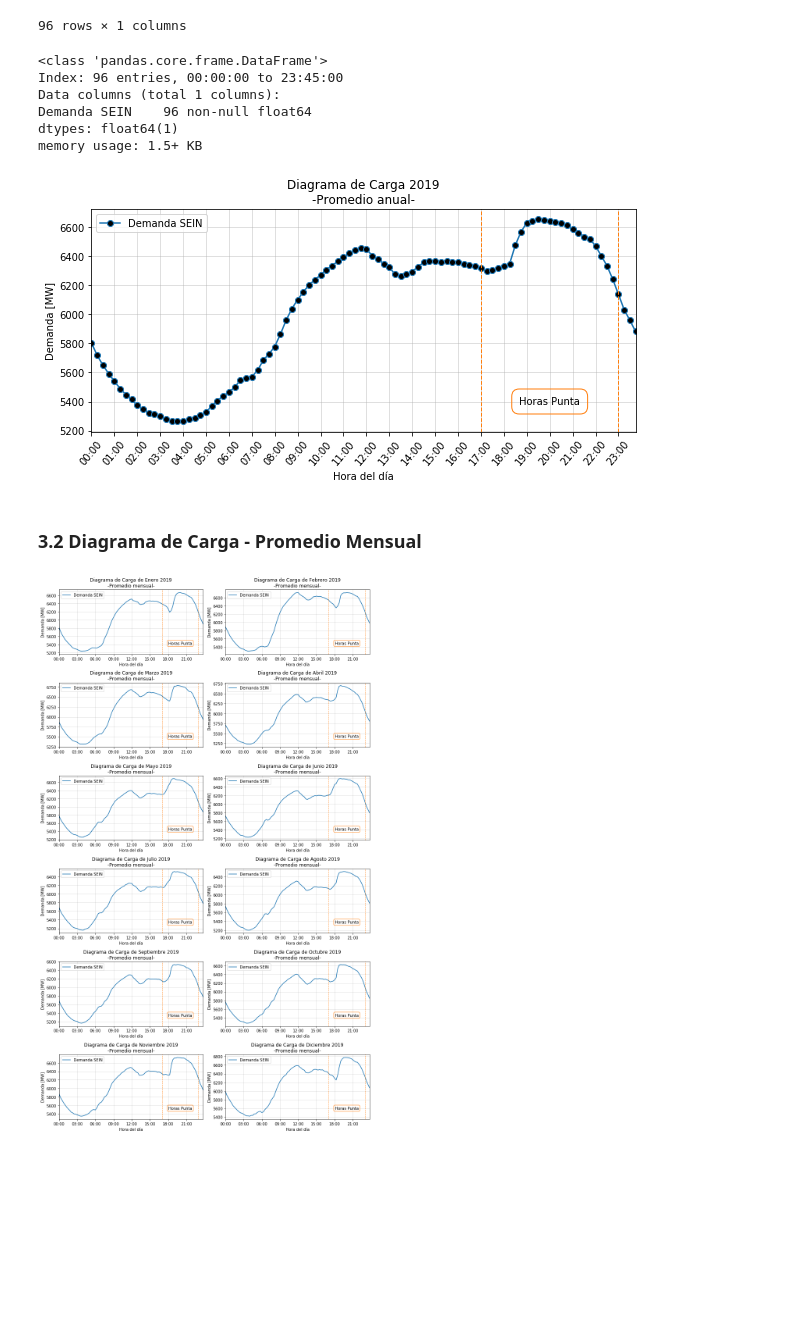
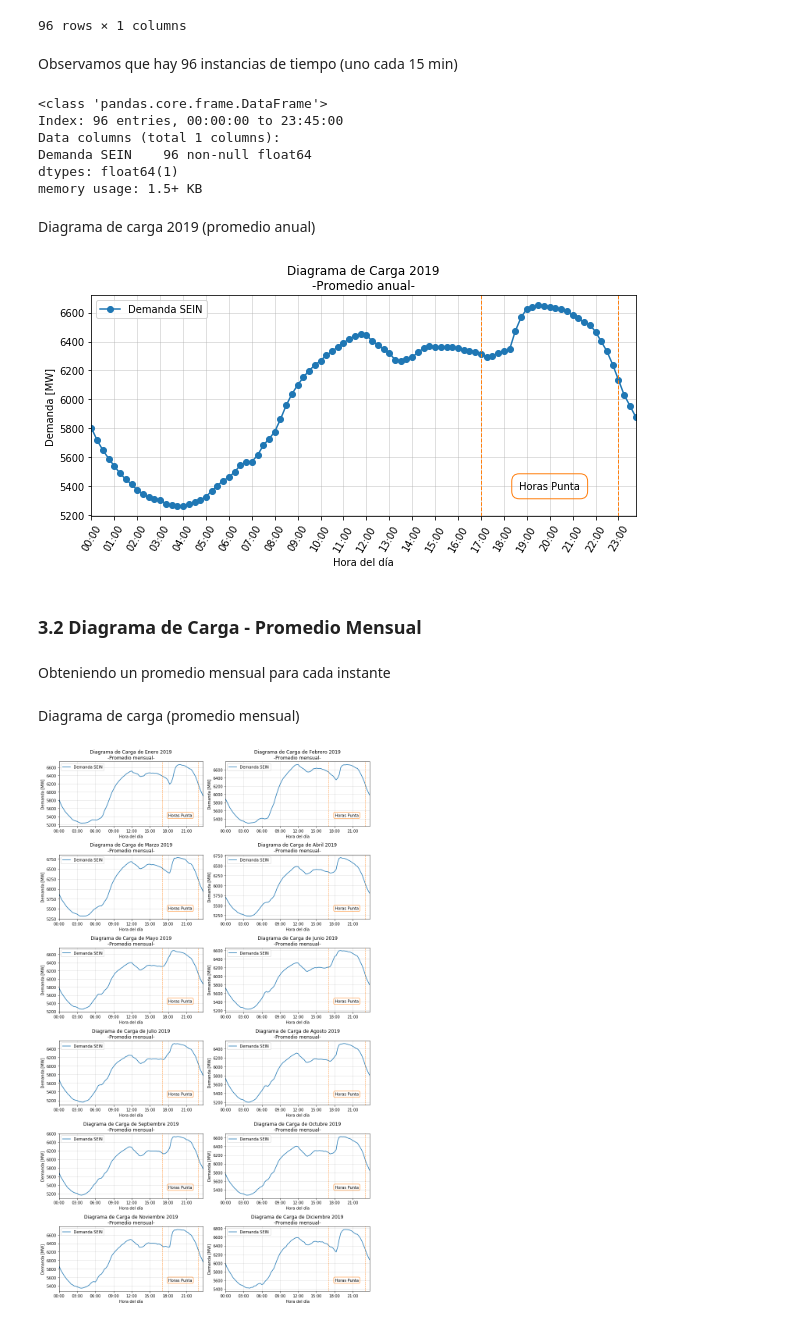
Before and after one commit to KevinAQM/Electricity_Demand_Peru_2019, a Jupyter notebook: Demanda_COES_2019-15min.ipynb, the cells around one changed output. Drawn from its saved outputs; the diff is of its cells as text; code cells hidden in the pictures; blank space fills up the shorter version.

```diff
--- a/Demanda_COES_2019-15min.ipynb
+++ b/Demanda_COES_2019-15min.ipynb
@@ -165,39 +170,43 @@ by_time
 | 23:30:00 | 5957.021789 |
 | 23:45:00 | 5880.796332 |
 96 rows × 1 columns
-# %%
-# Observamos que hay 96 instancias de tiempo (cada 15 min) ---
-by_time.info()
-# %% [output]
-<class 'pandas.core.frame.DataFrame'>
-Index: 96 entries, 00:00:00 to 23:45:00
-Data columns (total 1 columns):
-Demanda SEIN    96 non-null float64
-dtypes: float64(1)
-memory usage: 1.5+ KB
+# %% [markdown]
+Observamos que hay 96 instancias de tiempo (uno cada 15 min)
+# %%
+by_time.info()
+# %% [output]
+<class 'pandas.core.frame.DataFrame'>
+Index: 96 entries, 00:00:00 to 23:45:00
+Data columns (total 1 columns):
+Demanda SEIN    96 non-null float64
+dtypes: float64(1)
+memory usage: 1.5+ KB
+# %% [markdown]
+Diagrama de carga 2019 (promedio anual)
 # %%
-# Diagrama de carga 2019 - promedio anual ---
 # Este diagrama es solo para ver la forma de la curva de demanda
 # Para fines de análisis y de proyecciones se debe usar el día de máxima demanda
 # Acá no señalo (marcador) el Ymáx (demanda máxima) porque solo es un promedio anual para visualización
 
 hourly_ticks = 1*60*60*np.arange(24) #Marcas (espaciado) del eje x
 
-by_time.plot(xticks=hourly_ticks, figsize=(8.5, 4.5), style=['-o'], markerfacecolor='black')
+by_time.plot(xticks=hourly_ticks, figsize=(8.5, 4.5), style=['-o'])
 plt.title('Diagrama de Carga 2019\n-Promedio anual-')
 plt.legend(('Demanda SEIN',))
 plt.xlabel('Hora del día')
 plt.ylabel('Demanda [MW]')
-plt.xticks(rotation=50)
+plt.xticks(rotation=60)
 plt.axvline("17:00", color="C1", linestyle="--", lw=1, alpha=1, label='vertical line')
 plt.axvline("23:00", color="C1", linestyle="--", lw=1, alpha=1, label='vertical line')
 plt.text("20:00", 5400, 'Horas Punta', bbox=dict(fc='none', ec='C1', boxstyle='round,pad=0.75'), ha='center', va='center')
 plt.grid(True, lw=0.8, alpha=0.5)
 
 plt.tight_layout()
-plt.show()
+plt.savefig('Promedio anual.png', dpi = 200)
 # %% [output]
-[figure, old version]
+[figure, new version]
 # %% [markdown]
 ### 3.2 Diagrama de Carga - Promedio Mensual
+# %% [markdown]
+Obteniendo un promedio mensual para cada instante
 # %%
@@ -207,4 +216,6 @@ for i in range(12):
     b_t_m = demand[f'2019-{i+1}'].groupby(demand[f'2019-{i+1}'].index.time).mean()
     by_time_month.append(b_t_m)
     i+=1
+# %% [markdown]
+Diagrama de carga (promedio mensual)
 # %%
```
Also changed, not shown: parts of 58 cells of this notebook.
